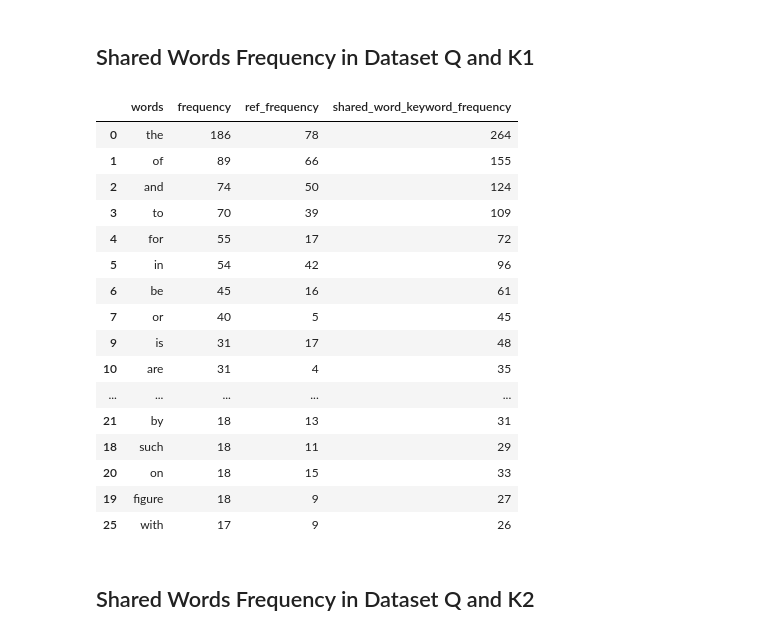
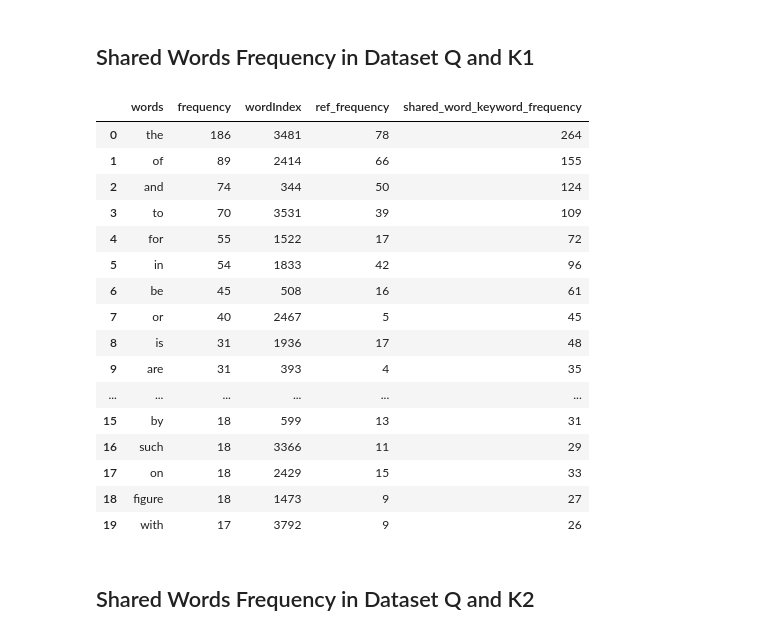
Before and after one commit to mattya144/ExpertSystemWithPython, a Jupyter notebook: create_reference_vectors.ipynb, the cells around one changed output. Cells and saved outputs as stored; diff of their text form; code cells hidden in the pictures.

Commit message:
add some datasets and predict almost made

```diff
--- a/create_reference_vectors.ipynb
+++ b/create_reference_vectors.ipynb
@@ -9,7 +9,7 @@ while 1:
     selected_dataset = input(f'Select Courpus you want to use: \n 1: {dataset1} 2: {dataset2}\n')
     selected_dataset = int(selected_dataset)
     if(selected_dataset == 1 or selected_dataset ==2):
-        exec_command = "print(f'SUCCESS: You chose: " + str(selected_dataset) + " " + "{dataset" + str(selected_dataset) + "}')"
+        exec_command = f"print(f'SUCCESS: You chose: " + str(selected_dataset) + " " + "{dataset" + str(selected_dataset) + "}')"
         exec(exec_command)
         break
     print('Please input decimal number\n')
@@ -55,9 +55,19 @@ def makeDataset(datasetnum = 0):
         df = pd.read_csv("preprocessed_enron.csv")
         df = rmNan(df)
     elif(datasetnum== 1):
-        f = open('Brown_ca_ca01.txt', 'r')
+        f = open('ca_ca01.txt', 'r')
         data = f.read()
         f.close()
+        f = open('ca_ca02.txt', 'r')
+        data = f.read() + ' ' + data
+        f.close()
+        f = open('ca_ca03.txt', 'r')
+        data = f.read() + ' ' + data
+        f.close()
+        f = open('ca_ca04.txt', 'r')
+        data = f.read() + ' ' + data
+        f.close()
+        print(data)
         df = pd.DataFrame({"author":["BROWN DATASET"],
                           "body": [data]})
     return df.reset_index(drop=True)
@@ -212,12 +232,14 @@ def dispAndMakeWordFreq(df, words, author = 0):
     wf = pd.DataFrame({'words': words, 'frequency': freq})
     wordli = []
     freqli =[]
+    wordindexli = []
     for key, data in wf.iterrows():
         if(int(data[1]) != 0):
             wordli.append(data[0])
             freqli.append(data[1])
+            wordindexli.append(key)
 
-    return pd.DataFrame({'words': wordli, 'frequency': freqli})
+    return pd.DataFrame({'words': wordli, 'frequency': freqli, 'wordIndex': wordindexli})
 # %% [markdown]
 ## Words Frequency of Dataset Q
 # %%
@@ -492,25 +514,27 @@ def dispAndMakeSharedWordsFreq(df,df_ref):
 # %%
 #SWF = Shared Word Frequency
 SWF_QandK1 = dispAndMakeSharedWordsFreq(wf_list_Q,wf_list_K1)
-SWF_QandK1.sort_values('frequency', ascending=False).head(20)
+SWF_QandK1=SWF_QandK1.sort_values('frequency', ascending=False)
+SWF_QandK1 = SWF_QandK1.reset_index(drop=True)
+SWF_QandK1.head(20)
 # %% [output]
-|  | words | frequency | ref_frequency | shared_word_keyword_frequency |
-| 0 | the | 186 | 78 | 264 |
-| 1 | of | 89 | 66 | 155 |
-| 2 | and | 74 | 50 | 124 |
-| 3 | to | 70 | 39 | 109 |
-| 4 | for | 55 | 17 | 72 |
-| 5 | in | 54 | 42 | 96 |
-| 6 | be | 45 | 16 | 61 |
-| 7 | or | 40 | 5 | 45 |
-| 9 | is | 31 | 17 | 48 |
-| 10 | are | 31 | 4 | 35 |
-| ... | ... | ... | ... | ... |
-| 21 | by | 18 | 13 | 31 |
-| 18 | such | 18 | 11 | 29 |
-| 20 | on | 18 | 15 | 33 |
-| 19 | figure | 18 | 9 | 27 |
-| 25 | with | 17 | 9 | 26 |
+|  | words | frequency | wordIndex | ref_frequency | shared_word_keyword_frequency |
+| 0 | the | 186 | 3481 | 78 | 264 |
+| 1 | of | 89 | 2414 | 66 | 155 |
+| 2 | and | 74 | 344 | 50 | 124 |
+| 3 | to | 70 | 3531 | 39 | 109 |
+| 4 | for | 55 | 1522 | 17 | 72 |
+| 5 | in | 54 | 1833 | 42 | 96 |
+| 6 | be | 45 | 508 | 16 | 61 |
+| 7 | or | 40 | 2467 | 5 | 45 |
+| 8 | is | 31 | 1936 | 17 | 48 |
+| 9 | are | 31 | 393 | 4 | 35 |
+| ... | ... | ... | ... | ... | ... |
+| 15 | by | 18 | 599 | 13 | 31 |
+| 16 | such | 18 | 3366 | 11 | 29 |
+| 17 | on | 18 | 2429 | 15 | 33 |
+| 18 | figure | 18 | 1473 | 9 | 27 |
+| 19 | with | 17 | 3792 | 9 | 26 |
 # %% [markdown]
 ## Shared Words Frequency in Dataset Q and K2
 # %%
```
Also changed, not shown: parts of 55 cells of this notebook, 10 other files.
